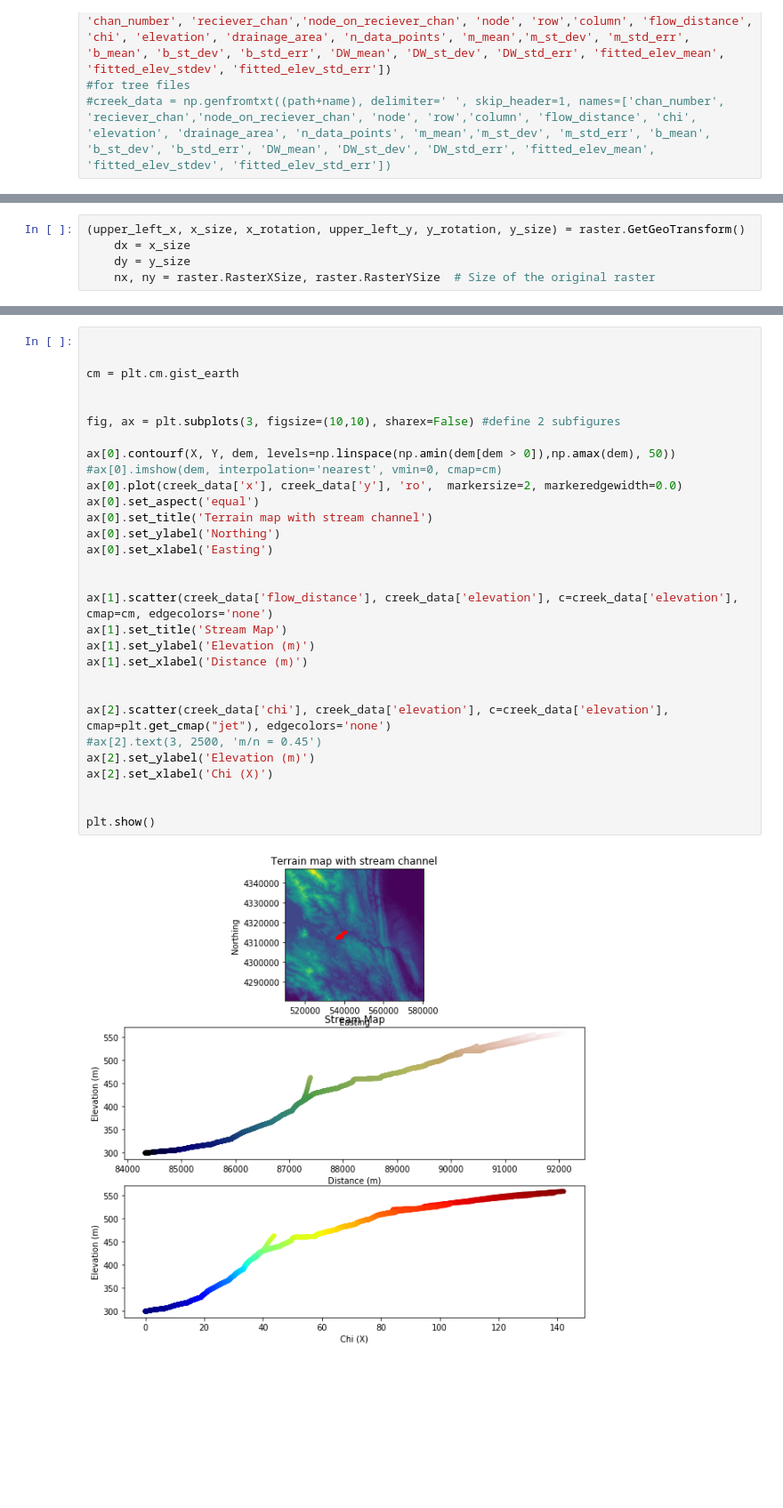
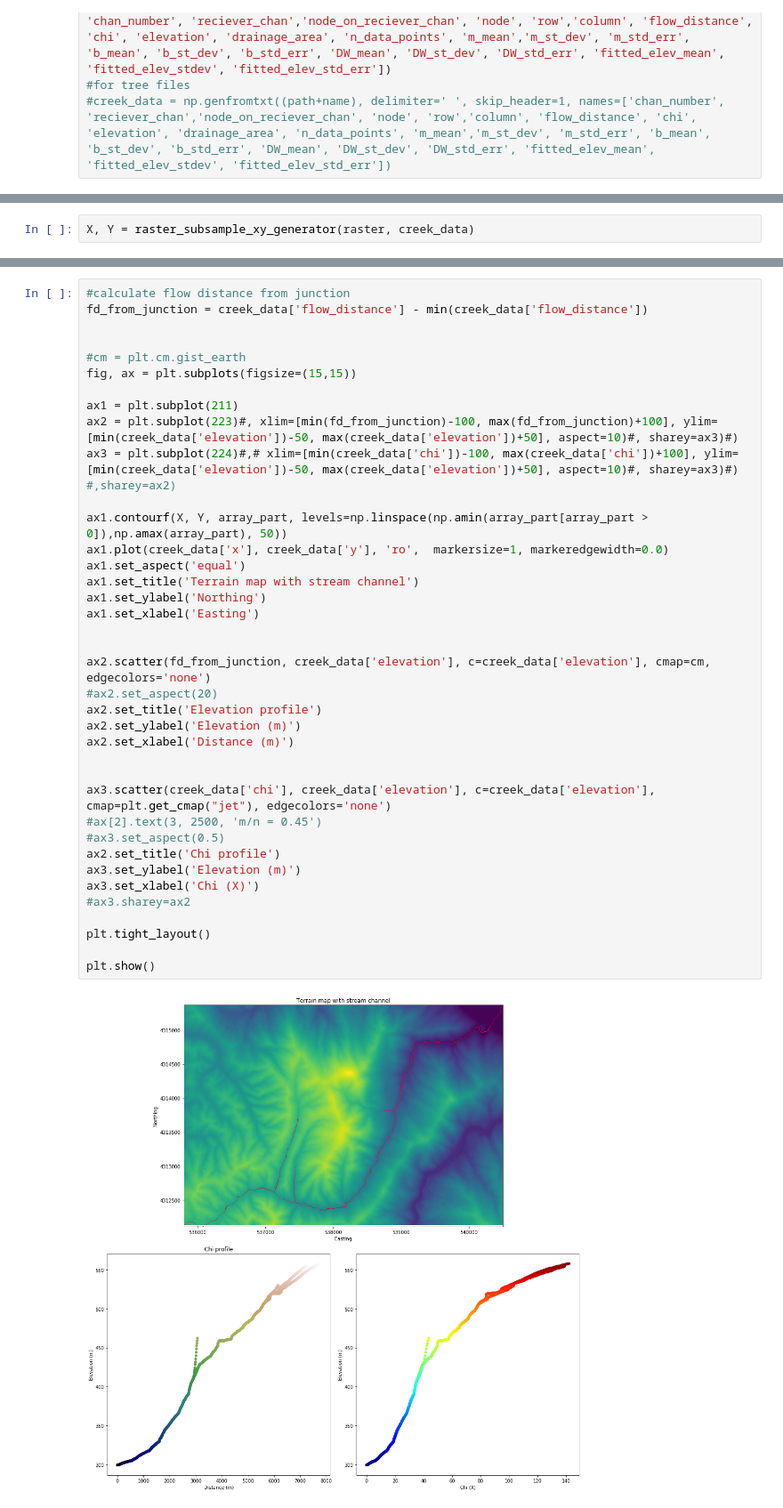
Before and after one commit to BenjiDa/ProfileTools, a Jupyter notebook: Channel_profiles.ipynb, the cells around one changed output, grey strips where cells are left out. Shown at 89% size. Drawn from its saved outputs; the diff is of its cells as text; blank space fills up the shorter version.

Commit message:
working on subsampling raster and plotting profiles

```diff
--- a/Channel_profiles.ipynb
+++ b/Channel_profiles.ipynb
@@ -47,7 +54,2 @@ def plot_coord(raster):
 
 X,Y = plot_coord(raster)
-# %%
-(upper_left_x, x_size, x_rotation, upper_left_y, y_rotation, y_size) = raster.GetGeoTransform()
-    dx = x_size
-    dy = y_size
-    nx, ny = raster.RasterXSize, raster.RasterYSize  # Size of the original raster
@@ -93,0 +110,2 @@ plt.show()
+# %%
+X, Y = raster_subsample_xy_generator(raster, creek_data)
@@ -94,32 +121,40 @@ plt.show()
 # %%
+#calculate flow distance from junction
+fd_from_junction = creek_data['flow_distance'] - min(creek_data['flow_distance'])
 
 
-cm = plt.cm.gist_earth
+#cm = plt.cm.gist_earth
+fig, ax = plt.subplots(figsize=(15,15))
+
+ax1 = plt.subplot(211)
+ax2 = plt.subplot(223)#, xlim=[min(fd_from_junction)-100, max(fd_from_junction)+100], ylim=[min(creek_data['elevation'])-50, max(creek_data['elevation'])+50], aspect=10)#, sharey=ax3)#)
+ax3 = plt.subplot(224)#,# xlim=[min(creek_data['chi'])-100, max(creek_data['chi'])+100], ylim=[min(creek_data['elevation'])-50, max(creek_data['elevation'])+50], aspect=10)#, sharey=ax3)#)  #,sharey=ax2)
+
+ax1.contourf(X, Y, array_part, levels=np.linspace(np.amin(array_part[array_part > 0]),np.amax(array_part), 50))
+ax1.plot(creek_data['x'], creek_data['y'], 'ro',  markersize=1, markeredgewidth=0.0)
+ax1.set_aspect('equal')
+ax1.set_title('Terrain map with stream channel')
+ax1.set_ylabel('Northing')
+ax1.set_xlabel('Easting')
 
 
-fig, ax = plt.subplots(3, figsize=(10,10), sharex=False) #define 2 subfigures
-
-ax[0].contourf(X, Y, dem, levels=np.linspace(np.amin(dem[dem > 0]),np.amax(dem), 50))
-#ax[0].imshow(dem, interpolation='nearest', vmin=0, cmap=cm)
-ax[0].plot(creek_data['x'], creek_data['y'], 'ro',  markersize=2, markeredgewidth=0.0)
-ax[0].set_aspect('equal')
-ax[0].set_title('Terrain map with stream channel')
-ax[0].set_ylabel('Northing')
-ax[0].set_xlabel('Easting')
+ax2.scatter(fd_from_junction, creek_data['elevation'], c=creek_data['elevation'], cmap=cm, edgecolors='none')
+#ax2.set_aspect(20)
+ax2.set_title('Elevation profile')
+ax2.set_ylabel('Elevation (m)')
+ax2.set_xlabel('Distance (m)')
 
 
-ax[1].scatter(creek_data['flow_distance'], creek_data['elevation'], c=creek_data['elevation'], cmap=cm, edgecolors='none')
-ax[1].set_title('Stream Map')
-ax[1].set_ylabel('Elevation (m)')
-ax[1].set_xlabel('Distance (m)')
+ax3.scatter(creek_data['chi'], creek_data['elevation'], c=creek_data['elevation'], cmap=plt.get_cmap("jet"), edgecolors='none')
+#ax[2].text(3, 2500, 'm/n = 0.45')
+#ax3.set_aspect(0.5)
+ax2.set_title('Chi profile')
+ax3.set_ylabel('Elevation (m)')
+ax3.set_xlabel('Chi (X)')
+#ax3.sharey=ax2
 
-
-ax[2].scatter(creek_data['chi'], creek_data['elevation'], c=creek_data['elevation'], cmap=plt.get_cmap("jet"), edgecolors='none')
-#ax[2].text(3, 2500, 'm/n = 0.45')
-ax[2].set_ylabel('Elevation (m)')
-ax[2].set_xlabel('Chi (X)')
-
+plt.tight_layout()
 
 plt.show()
 # %% [output]
-[figure, old version]
+[figure, new version]
```
Also changed, not shown: parts of 7 cells of this notebook.
